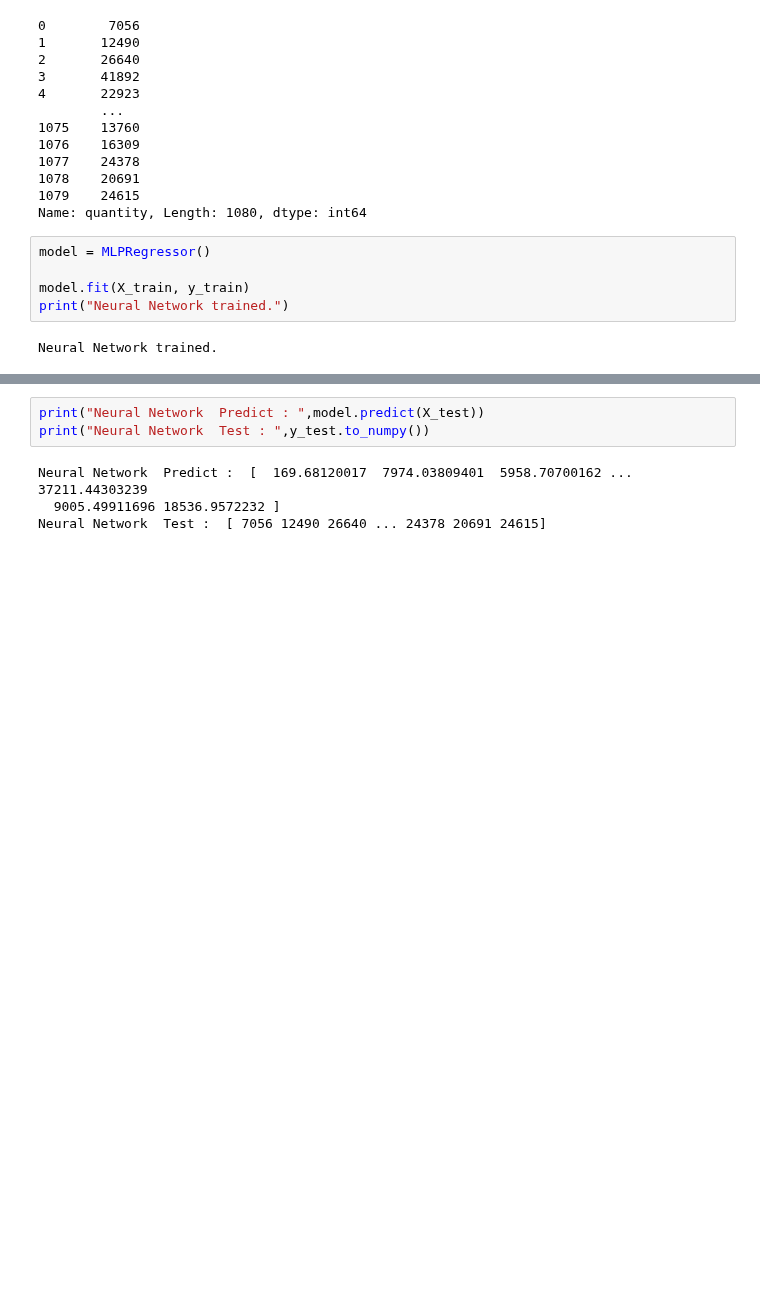
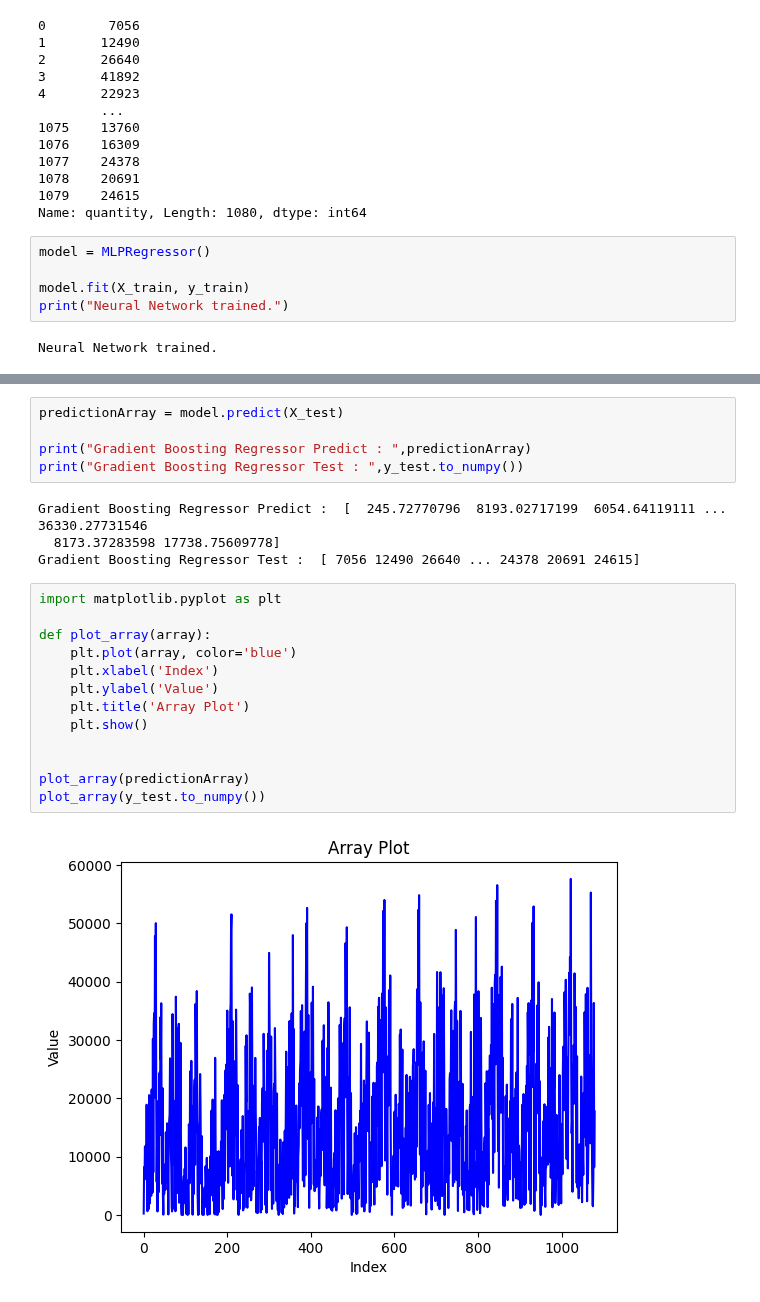
Before and after one commit to sachinsatyapira/Soft_drinkSales_predication, a Jupyter notebook: Neural_Network.ipynb, the cells around one changed output, grey strips where cells are left out. Drawn from its saved outputs; the diff is of its cells as text; blank space fills up the shorter version.

Commit message:
adding ploting to each model

```diff
--- a/Neural_Network.ipynb
+++ b/Neural_Network.ipynb
@@ -193,7 +193,24 @@ Neural Network : -0.17637
 # %%
-print("Neural Network  Predict : ",model.predict(X_test))
-print("Neural Network  Test : ",y_test.to_numpy())
+predictionArray = model.predict(X_test)
+
+print("Gradient Boosting Regressor Predict : ",predictionArray)
+print("Gradient Boosting Regressor Test : ",y_test.to_numpy())
 # %% [output]
-Neural Network  Predict :  [  169.68120017  7974.03809401  5958.70700162 ... 37211.44303239
-  9005.49911696 18536.9572232 ]
-Neural Network  Test :  [ 7056 12490 26640 ... 24378 20691 24615]
+Gradient Boosting Regressor Predict :  [  245.72770796  8193.02717199  6054.64119111 ... 36330.27731546
+  8173.37283598 17738.75609778]
+Gradient Boosting Regressor Test :  [ 7056 12490 26640 ... 24378 20691 24615]
+# %%
+import matplotlib.pyplot as plt
+
+def plot_array(array):
+    plt.plot(array, color='blue')
+    plt.xlabel('Index')
+    plt.ylabel('Value')
+    plt.title('Array Plot')
+    plt.show()
+
+
+plot_array(predictionArray)
+plot_array(y_test.to_numpy())
+# %% [output]
+[figure, added]
```
Also changed, not shown: parts of 2 cells of this notebook, 5 other files.
